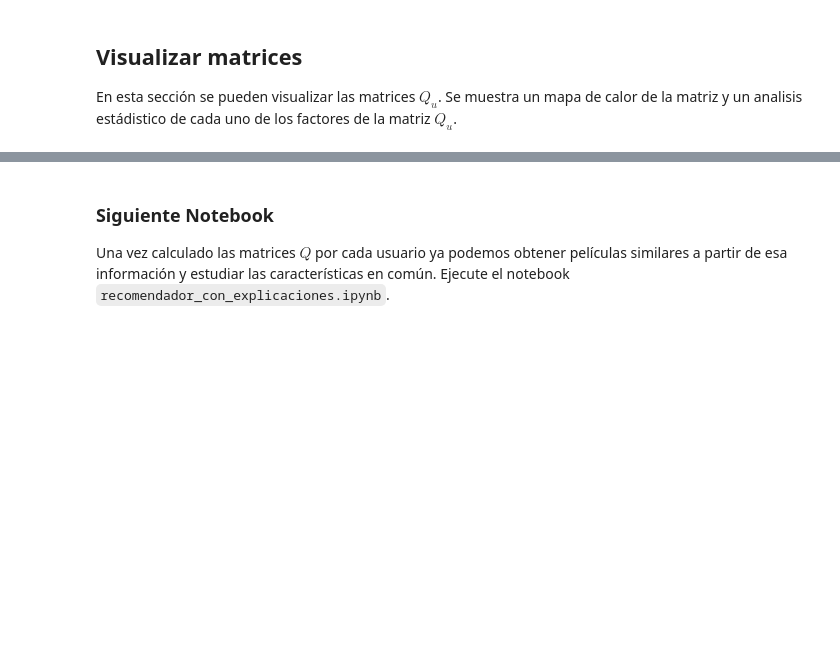
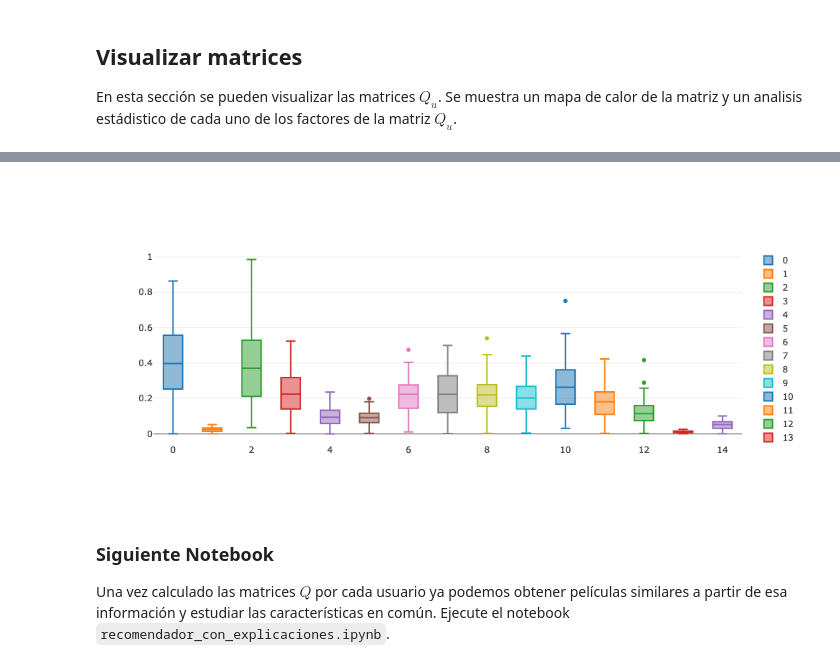
Before and after one commit to jljorro/Matrix_Factorization_Explanations, a Jupyter notebook: calcular_matrices_q.ipynb, the cells around one changed output, grey strips where cells are left out. Drawn from its saved outputs; the diff is of its cells as text; code cells hidden in the pictures; blank space fills up the shorter version.

```diff
--- a/calcular_matrices_q.ipynb
+++ b/calcular_matrices_q.ipynb
@@ -170,8 +170,9 @@ iplot(data, filename='labelled-heatmap')
 # %%
+aux = q_u_DF.drop(columns=['movieId']).transpose()
 data = []
-for i in range(len(q_u_DF.iloc[:,1:])):
+for i in range(len(aux)):
     trace = go.Box(
-        y = q_u_DF.iloc[:,1:].loc[i].values,
+        y = aux.iloc[i,:].values,
         name = str(i)
     )
 
@@ -183,3 +183,4 @@ iplot(data)
+[figure, added]
 # %% [markdown]
 ### Siguiente Notebook
 
```
Also changed, not shown: parts of 2 cells of this notebook.
